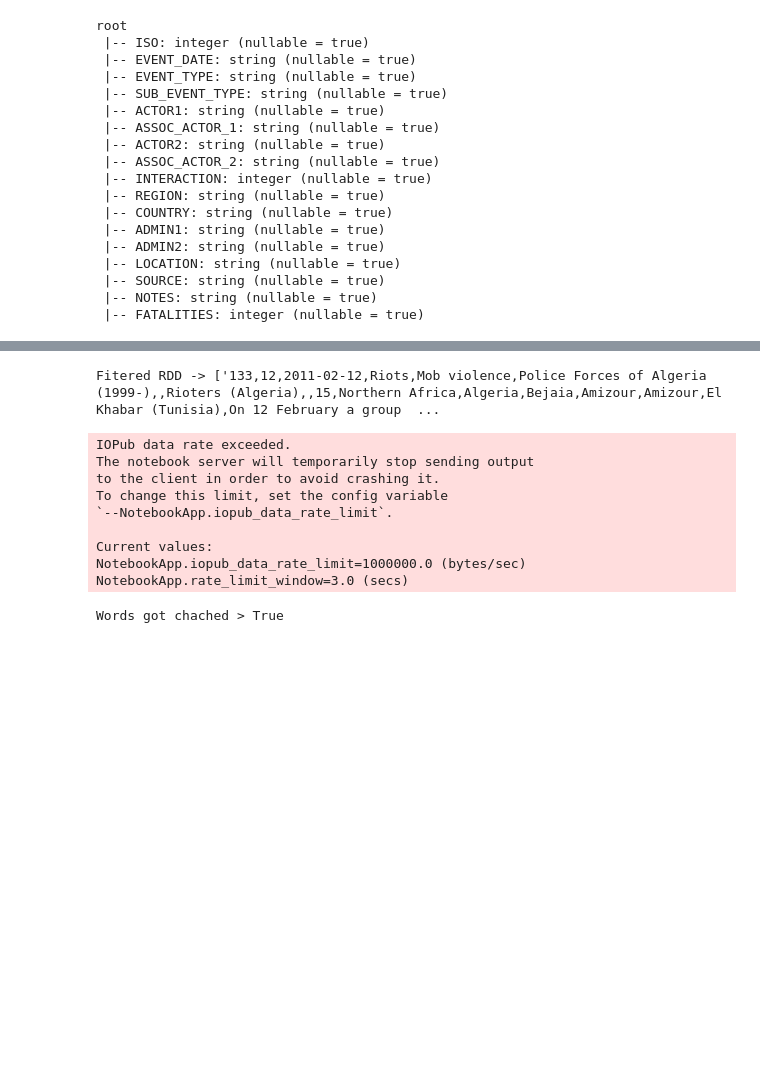
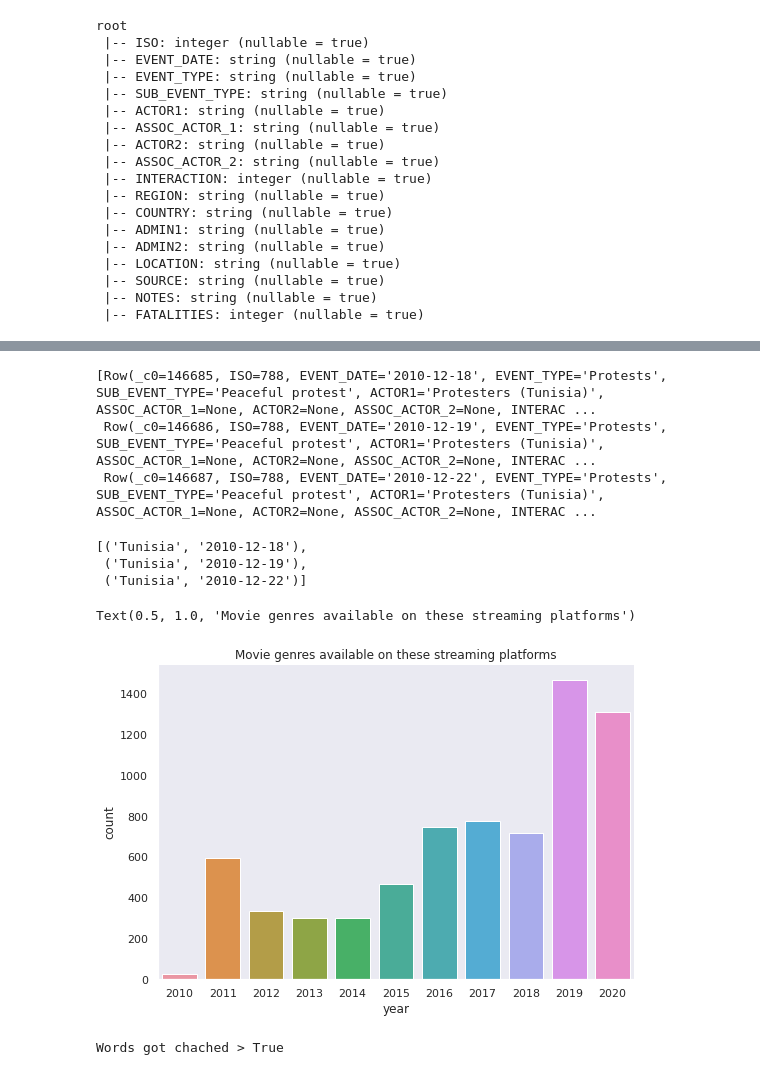
Before and after one commit to hachemwasli/SUAS-Project-Apache-Spark, a Jupyter notebook: conflicts_Spark.ipynb, the cells around one changed output, grey strips where cells are left out. Cells and saved outputs as stored; diff of their text form; code cells hidden in the pictures; blank space fills up the shorter version.

```diff
--- a/conflicts_Spark.ipynb
+++ b/conflicts_Spark.ipynb
@@ -38,6 +42,7 @@ dataframe = spark.read.format('com.databricks.spark.csv').\
                                options(header='true', \
                                inferschema='true').\
                 load("conflicts.csv")
+rdd = spark.read.option("delimiter", ",").csv(cv, header='true', inferSchema='true').rdd
 #display part of the data
 dataframe.show(3)
 # %% [output]
@@ -76,26 +105,29 @@ root
 # %%
 #we filter out the strings containing "Tunisia".
-words_filter = cv.filter(lambda x: 'Tunisia' in x)
-filtered = words_filter.collect()
-
-print ("Fitered RDD -> %s" % (filtered))
+tunisia_filter = rdd.filter(lambda x: 'Tunisia' in x[11])
+tunisia_filter.take(3)
 # %% [output]
-Fitered RDD -> ['133,12,2011-02-12,Riots,Mob violence,Police Forces of Algeria (1999-),,Rioters (Algeria),,15,Northern Africa,Algeria,Bejaia,Amizour,Amizour,El Khabar (Tunisia),On 12 February a group  ...
+[Row(_c0=146685, ISO=788, EVENT_DATE='2010-12-18', EVENT_TYPE='Protests', SUB_EVENT_TYPE='Peaceful protest', ACTOR1='Protesters (Tunisia)', ASSOC_ACTOR_1=None, ACTOR2=None, ASSOC_ACTOR_2=None, INTERAC ...
+ Row(_c0=146686, ISO=788, EVENT_DATE='2010-12-19', EVENT_TYPE='Protests', SUB_EVENT_TYPE='Peaceful protest', ACTOR1='Protesters (Tunisia)', ASSOC_ACTOR_1=None, ACTOR2=None, ASSOC_ACTOR_2=None, INTERAC ...
+ Row(_c0=146687, ISO=788, EVENT_DATE='2010-12-22', EVENT_TYPE='Protests', SUB_EVENT_TYPE='Peaceful protest', ACTOR1='Protesters (Tunisia)', ASSOC_ACTOR_1=None, ACTOR2=None, ASSOC_ACTOR_2=None, INTERAC ...
 # %%
 # we form a key value pair and map every string with a value of Tunisia.
-words_map = cv.map(lambda x: (x, 'Tunisia'))
-mapping = words_map.collect()
-print("Key value pair -> %s" % (mapping))
+tunisia_map = tunisia_filter.map(lambda x: (x[11], x[2]))
+tunisia_map.take(3)
 # %% [output]
-IOPub data rate exceeded.
-The notebook server will temporarily stop sending output
-to the client in order to avoid crashing it.
-To change this limit, set the config variable
-`--NotebookApp.iopub_data_rate_limit`.
-
-Current values:
-NotebookApp.iopub_data_rate_limit=1000000.0 (bytes/sec)
-NotebookApp.rate_limit_window=3.0 (secs)
+[('Tunisia', '2010-12-18'),
+ ('Tunisia', '2010-12-19'),
+ ('Tunisia', '2010-12-22')]
+# %%
+rddColumns = ["country","year"]
+df = tunisia_map.toDF(rddColumns).toPandas()
+df['year'] = pd.to_datetime(df['year'], errors='coerce')
+df['year'] = df['year'].dt.year
+sns.catplot(x="year", data=df, aspect=1.5,kind="count")
+plt.title('Movie genres available on these streaming platforms')
+# %% [output]
+Text(0.5, 1.0, 'Movie genres available on these streaming platforms')
+[figure, added]
 # %%
 #we can also check if the RDD is cached or not.
 caching = cv.persist().is_cached
```
Also changed, not shown: parts of 19 cells of this notebook, 1 other file.
